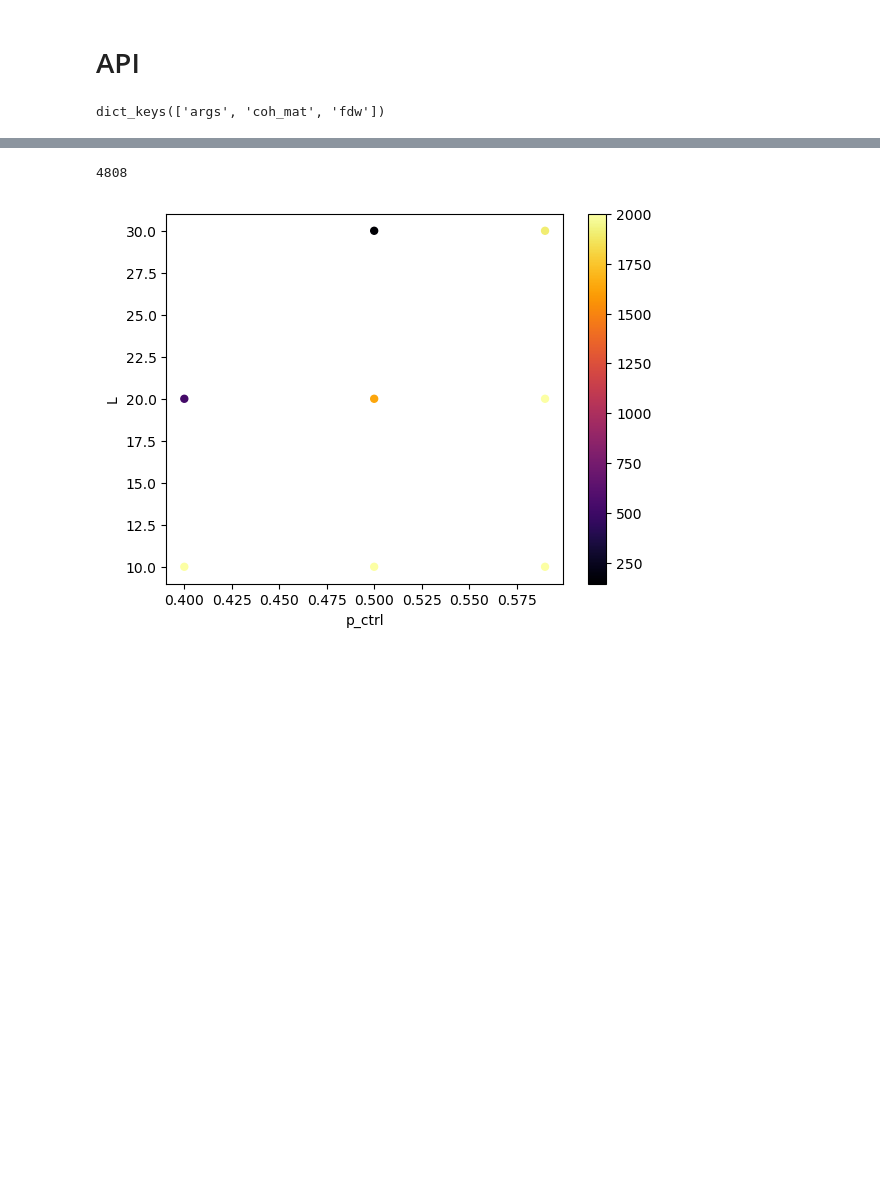
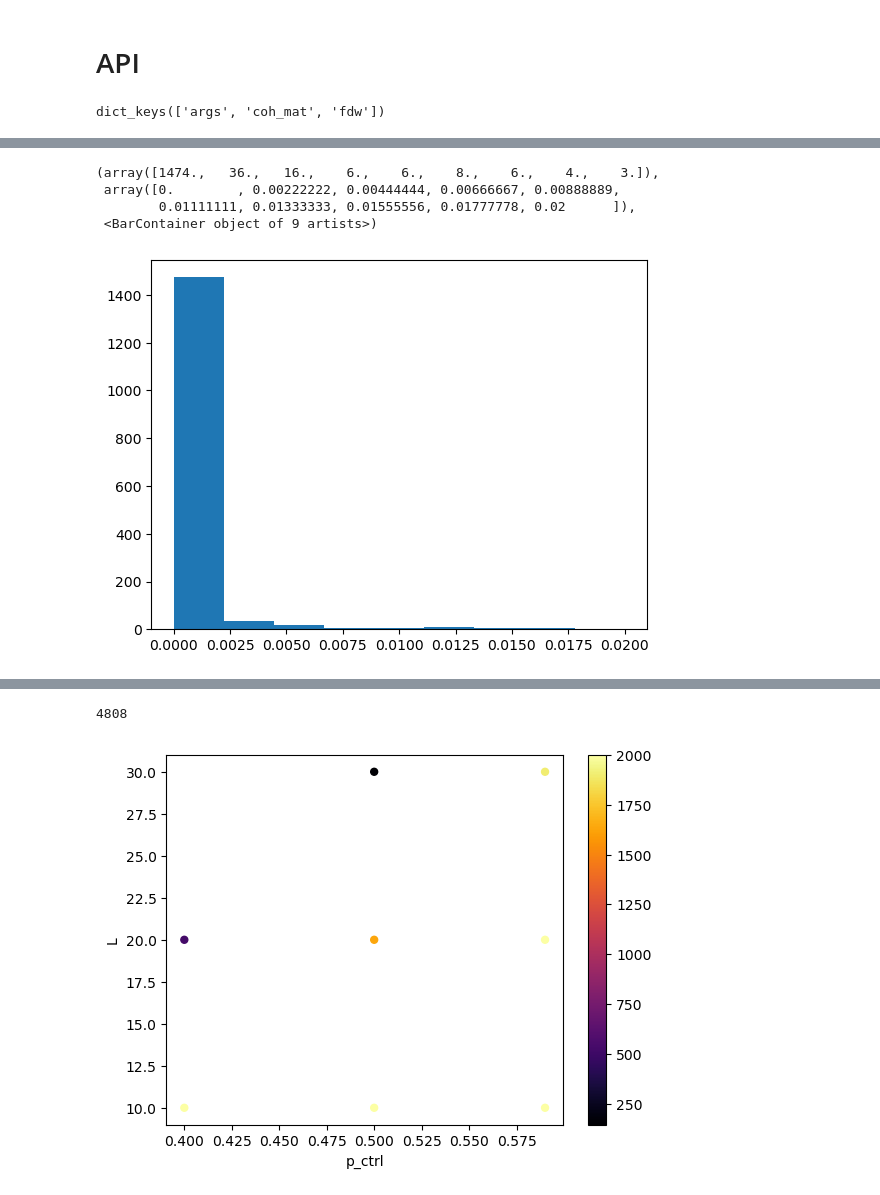
Before and after one commit to youtao1999/CT_MPS, a Jupyter notebook: FM_coherence.ipynb, the cells around one changed output, grey strips where cells are left out. Saved outputs shown, nothing was run; the diff lists cells and outputs as text; code cells hidden in the pictures; blank space fills up the shorter version.

Commit message:
start to debug coherence

```diff
--- a/FM_coherence.ipynb
+++ b/FM_coherence.ipynb
@@ -45,8 +47,10 @@ np.array(data['coh_mat']).shape
 # %%
+L=30
 params_list=[
 # ({'nu':0,'de':1,},{'L':np.arange(10,31,10),'p_ctrl':[0.4,.5,0.59],'p_proj':np.linspace(0.0,0.0,1),'s':np.arange(0,20)}),
 # ({'nu':0,'de':1,},{'L':np.arange(10,31,10),'p_ctrl':[.5,0.4,0.59],'p_proj':np.linspace(0.0,0.0,1),'s':np.arange(0,2000)}),
-({'nu':0,'de':1,},{'s':np.arange(0,2000),'L':np.arange(10,31,10),'p_ctrl':[.5,0.4,0.59],'p_proj':np.linspace(0.0,0.0,1),}),
+# ({'nu':0,'de':1,},{'s':np.arange(0,2000),'L':[L],'p_ctrl':[0.4,0.45,0.47,0.49,0.5,0.51,0.53,0.55,0.6],'p_proj':np.linspace(0.0,0.0,1),}),
+({'nu':0,'de':1,},{'s':np.arange(0,2000),'L':[L],'p_ctrl':[0.5],'p_proj':np.linspace(0.0,0.0,1),}),
 # ({'nu':0,'de':1,},{'p_ctrl':np.linspace(0.4,0.6,21),'p_proj':np.linspace(0.0,0.0,1),'s':np.arange(2000),'L':np.arange(20,61,10)}),
 # ({'nu':0,'de':1,},{'p_ctrl':[0.4,0.5,0.59],'p_proj':np.linspace(0.0,0.0,1),'s':np.arange(10000),'L':np.arange(20,61,10)}),
 ]
@@ -56,14 +60,32 @@ for fixed_params,vary_params in params_list:
         fixed_params=fixed_params,
         vary_params=vary_params,
         fn_template='MPS_({nu},{de})_L{L}_pctrl{p_ctrl:.3f}_pproj{p_proj:.3f}_s{s}_coherence.json',
-        fn_dir_template='./MPS_0-1_coherence_x01',
-        input_params_template='{p_ctrl:.3f} {p_proj:.3f} {L} {s}',
+        fn_dir_template=f'./MPS_0-1_coherence_x01_L{L}_maxbond60',
+        # _maxbond30
+        input_params_template='{p_ctrl:.3f},{p_proj:.3f},{L},{s}',
         load_data=load_json,
-        filename='params_CT_MPS_0_coherence.txt',
+        filename=f'params_CT_MPS_0_coherence_L{L}.txt',
         filelist=None,
         load=False,
         data_dict=None,
     )
+# %%
+with open(f'params_CT_MPS_0_coherence_L{L}.txt','r') as f:
+    # lines=f.readlines()
+    linewidth=5
+    count=0
+    total_string = []
+    string = ''
+    for line in f:
+        string = string + ',' + line.strip()
+        count+=1
+        if count>=linewidth:
+            count=0
+            total_string.append(string[1:])
+            string= ''
+
+with open(f'params_CT_MPS_0_coherence_L{L}.txt','w') as f:
+    f.write('\n'.join(total_string))
 # %%
 for fixed_params,vary_params in params_list:
     data_MPS_0_T_dict=generate_params(
@@ -79,6 +101,15 @@ for fixed_params,vary_params in params_list:
         data_dict={'fn':set()},
         # data_dict_file='xj({nu},{de})_coherence.pickle',
         # zip_fn='./MPS_0-1_coherence.zip'
-        zip_fn='./MPS_0-1_coherence_x01.zip'
+        # zip_fn=f'./MPS_0-1_coherence_x01_L{L}.zip'
+        zip_fn=f'./MPS_0-1_coherence_x01_L{L}_maxbond60.zip'
     )
-df_MPS_0_T=convert_pd(data_MPS_0_T_dict,names=['Metrics','L','p_ctrl','p_proj','T'])
+df_MPS_0_T_60=convert_pd(data_MPS_0_T_dict,names=['Metrics','p_ctrl','L','p_proj','seed'])
+# %%
+plt.hist(df_MPS_0_T_60.xs('coh_mat',level='Metrics').xs(L,level='L').xs(p_ctrl,level='p_ctrl').xs(0.0,level='p_proj')['observations'].apply(np.sum)/2**L,bins=np.linspace(0,0.02,10))
+# %% [output]
+(array([1474.,   36.,   16.,    6.,    6.,    8.,    6.,    4.,    3.]),
+ array([0.        , 0.00222222, 0.00444444, 0.00666667, 0.00888889,
+        0.01111111, 0.01333333, 0.01555556, 0.01777778, 0.02      ]),
+ <BarContainer object of 9 artists>)
+[figure, added]
```
Also changed, not shown: parts of 33 cells of this notebook, 3 other files.
